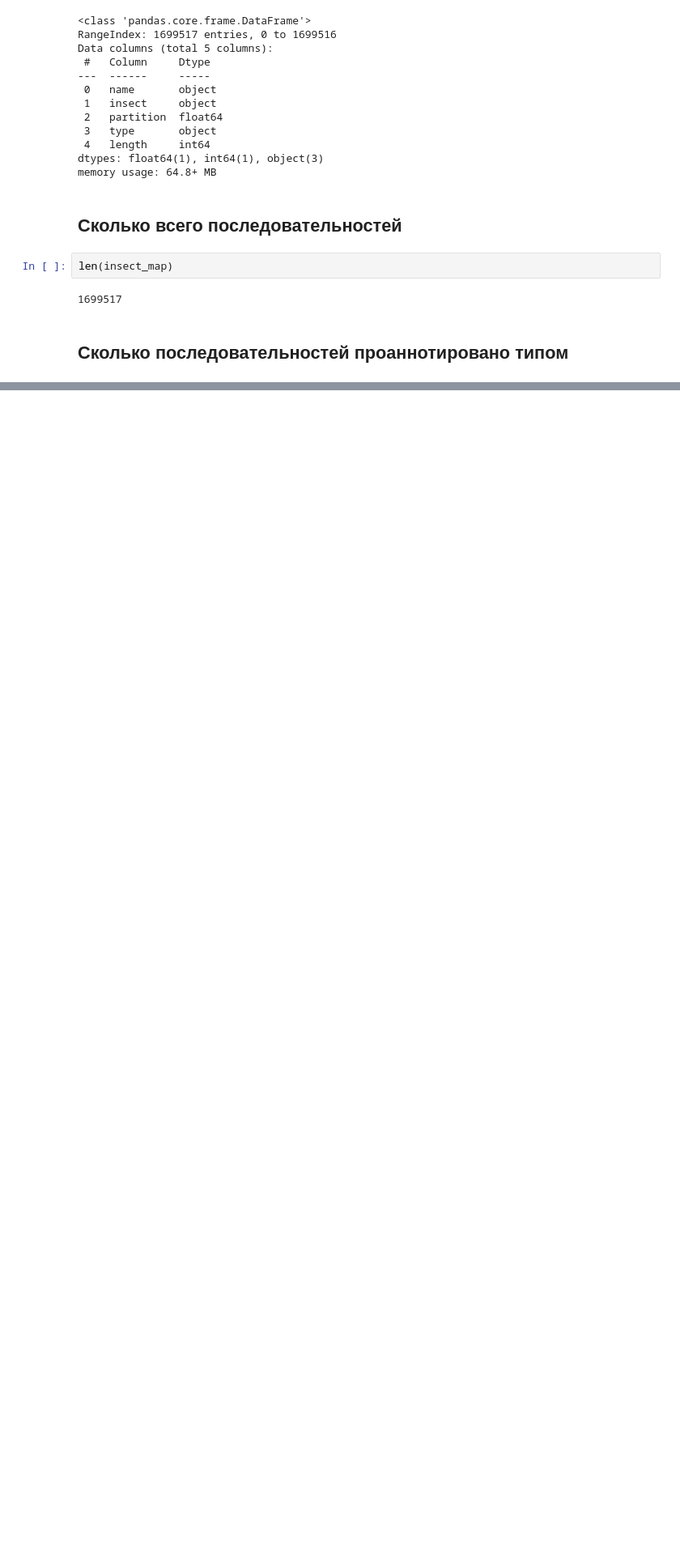
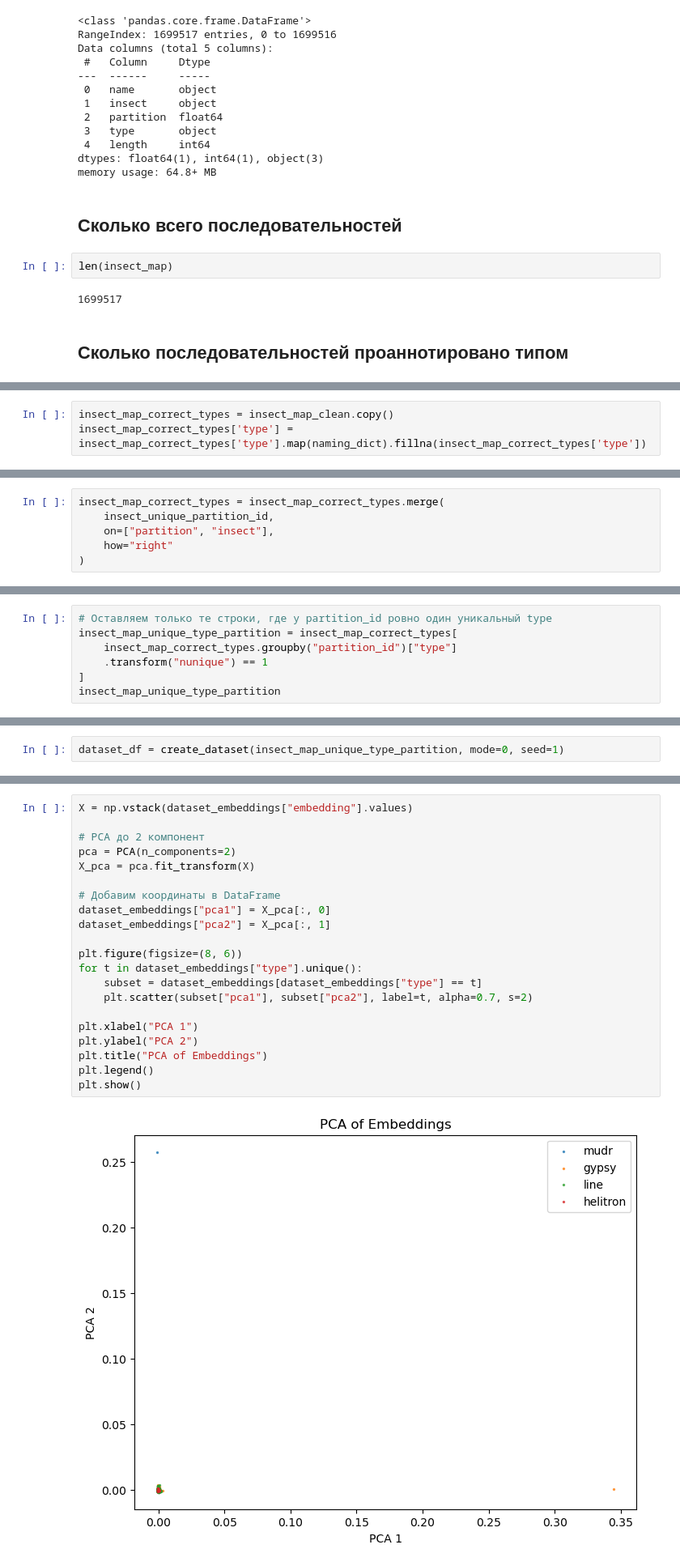
Before and after one commit to nad-igolki/mobiraph, a Jupyter notebook: n02_scripts/n03_data.ipynb, the cells around one changed output, grey strips where cells are left out. Shown: that part at 81% size. Drawn from its saved outputs; the diff is of its cells as text; blank space fills up the shorter version.

```diff
--- a/n02_scripts/n03_data.ipynb
+++ b/n02_scripts/n03_data.ipynb
@@ -52,0 +111,3 @@ insect_map.dropna().shape[0]
+# %%
+insect_map_correct_types = insect_map_clean.copy()
+insect_map_correct_types['type'] = insect_map_correct_types['type'].map(naming_dict).fillna(insect_map_correct_types['type'])
@@ -52,0 +142,6 @@ insect_map.dropna().shape[0]
+# %%
+insect_map_correct_types = insect_map_correct_types.merge(
+    insect_unique_partition_id,
+    on=["partition", "insect"],
+    how="right"
+)
@@ -52,0 +227,7 @@ insect_map.dropna().shape[0]
+# %%
+# Оставляем только те строки, где у partition_id ровно один уникальный type
+insect_map_unique_type_partition = insect_map_correct_types[
+    insect_map_correct_types.groupby("partition_id")["type"]
+    .transform("nunique") == 1
+]
+insect_map_unique_type_partition
@@ -52,0 +250,2 @@ insect_map.dropna().shape[0]
+# %%
+dataset_df = create_dataset(insect_map_unique_type_partition, mode=0, seed=1)
@@ -52,0 +307,23 @@ insect_map.dropna().shape[0]
+# %%
+X = np.vstack(dataset_embeddings["embedding"].values)
+
+# PCA до 2 компонент
+pca = PCA(n_components=2)
+X_pca = pca.fit_transform(X)
+
+# Добавим координаты в DataFrame
+dataset_embeddings["pca1"] = X_pca[:, 0]
+dataset_embeddings["pca2"] = X_pca[:, 1]
+
+plt.figure(figsize=(8, 6))
+for t in dataset_embeddings["type"].unique():
+    subset = dataset_embeddings[dataset_embeddings["type"] == t]
+    plt.scatter(subset["pca1"], subset["pca2"], label=t, alpha=0.7, s=2)
+
+plt.xlabel("PCA 1")
+plt.ylabel("PCA 2")
+plt.title("PCA of Embeddings")
+plt.legend()
+plt.show()
+# %% [output]
+[figure, added]
```
Also changed, not shown: parts of 30 cells of this notebook, 3 other files.
